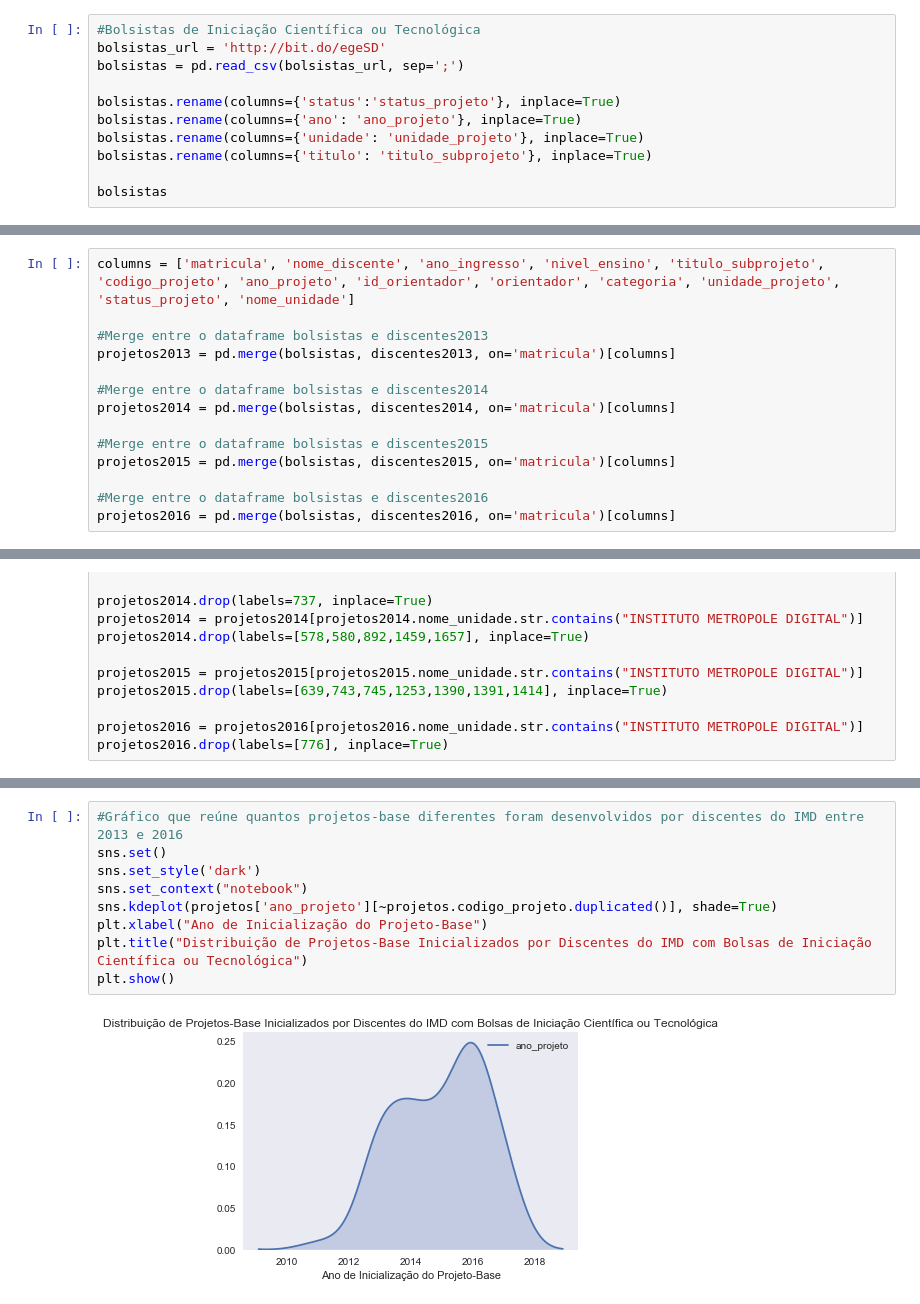
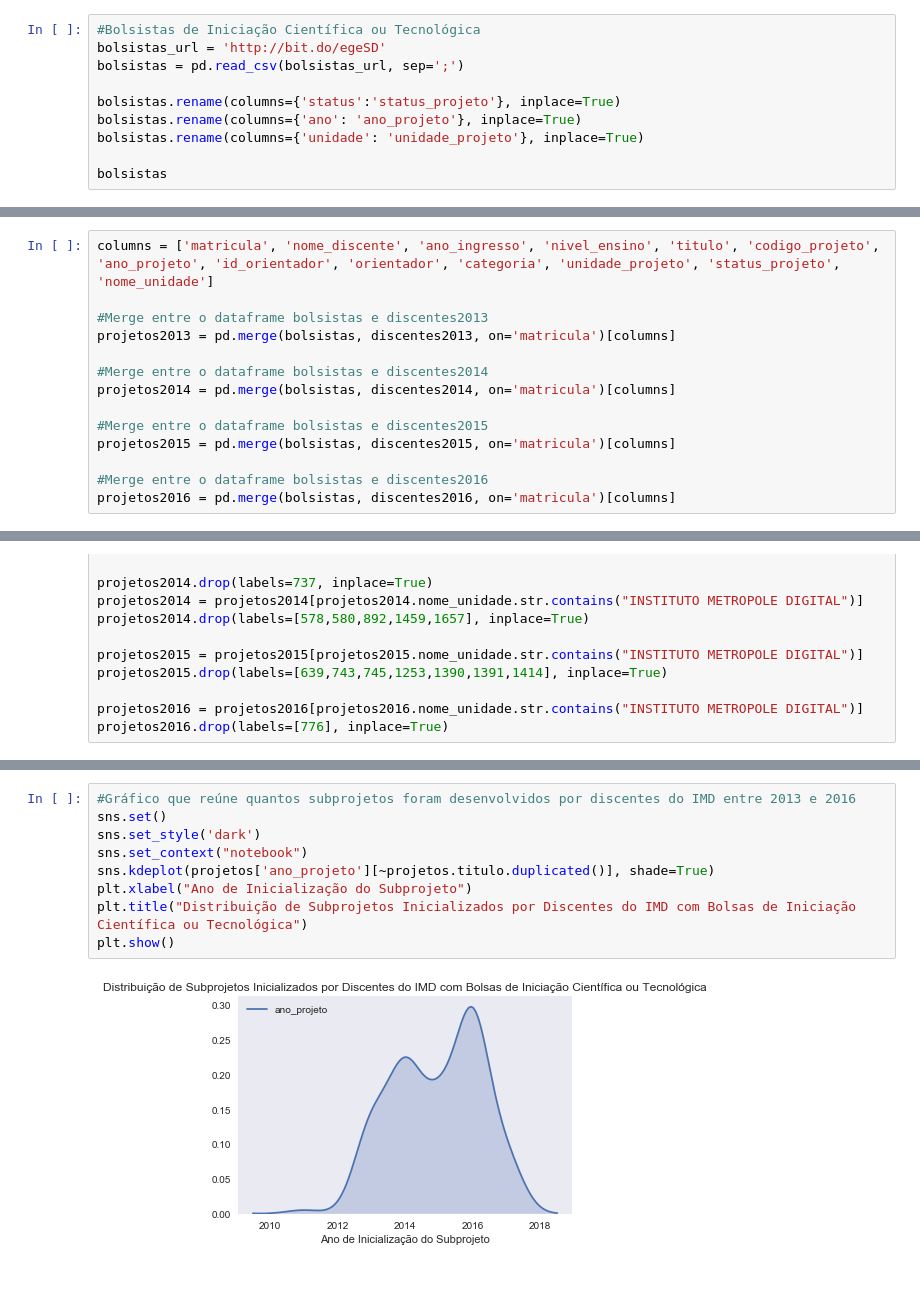
Before and after one commit to patysayonara/PROB_TRABALHO, a Jupyter notebook: Projetos_IMD.ipynb, the cells around one changed output, grey strips where cells are left out. Drawn from its saved outputs; the diff is of its cells as text.

```diff
--- a/Projetos_IMD.ipynb
+++ b/Projetos_IMD.ipynb
@@ -18,7 +18,6 @@ bolsistas = pd.read_csv(bolsistas_url, sep=';')
 bolsistas.rename(columns={'status':'status_projeto'}, inplace=True)
 bolsistas.rename(columns={'ano': 'ano_projeto'}, inplace=True)
 bolsistas.rename(columns={'unidade': 'unidade_projeto'}, inplace=True)
-bolsistas.rename(columns={'titulo': 'titulo_subprojeto'}, inplace=True)
 
 bolsistas
 # %% [output]
@@ -260,7 +244,7 @@ Com esses dados, podemos determinar que entre os 42 discentes ingressantes em 20
 # %% [markdown]
 Também torna-se válido explorar os dados referentes aos docentes que trabalharam em conjunto com os alunos apresentados nas análises anteriores, portanto, em seguida procuramos encontrar uma relação de frequência entre os orientadores dos projetos. Desta vez foram utilizadas as colunas "matricula", "nome_discente", "ano_ingresso", "nivel_ensino", "codigo_projeto", "ano_projeto", "id_orientador", "orientador", "categoria", "unidade_projeto", "status_projeto" e "nome_unidade", com o objetivo de estudar os dados referentes aos projetos desenvolvidos.
 # %%
-columns = ['matricula', 'nome_discente', 'ano_ingresso', 'nivel_ensino', 'titulo_subprojeto', 'codigo_projeto', 'ano_projeto', 'id_orientador', 'orientador', 'categoria', 'unidade_projeto', 'status_projeto', 'nome_unidade']
+columns = ['matricula', 'nome_discente', 'ano_ingresso', 'nivel_ensino', 'titulo', 'codigo_projeto', 'ano_projeto', 'id_orientador', 'orientador', 'categoria', 'unidade_projeto', 'status_projeto', 'nome_unidade']
 
 #Merge entre o dataframe bolsistas e discentes2013
 projetos2013 = pd.merge(bolsistas, discentes2013, on='matricula')[columns]
@@ -360,11 +375,11 @@ Ainda trabalhando com o dataframe "projetos", foi decidido que, por último, ser
 # %%
-#Gráfico que reúne quantos projetos-base diferentes foram desenvolvidos por discentes do IMD entre 2013 e 2016
+#Gráfico que reúne quantos subprojetos foram desenvolvidos por discentes do IMD entre 2013 e 2016
 sns.set()
 sns.set_style('dark')
 sns.set_context("notebook")
-sns.kdeplot(projetos['ano_projeto'][~projetos.codigo_projeto.duplicated()], shade=True)
-plt.xlabel("Ano de Inicialização do Projeto-Base")
-plt.title("Distribuição de Projetos-Base Inicializados por Discentes do IMD com Bolsas de Iniciação Científica ou Tecnológica")
+sns.kdeplot(projetos['ano_projeto'][~projetos.titulo.duplicated()], shade=True)
+plt.xlabel("Ano de Inicialização do Subprojeto")
+plt.title("Distribuição de Subprojetos Inicializados por Discentes do IMD com Bolsas de Iniciação Científica ou Tecnológica")
 plt.show()
 # %% [output]
-[figure, old version]
+[figure, new version]
```
Also changed, not shown: parts of 20 cells of this notebook.
